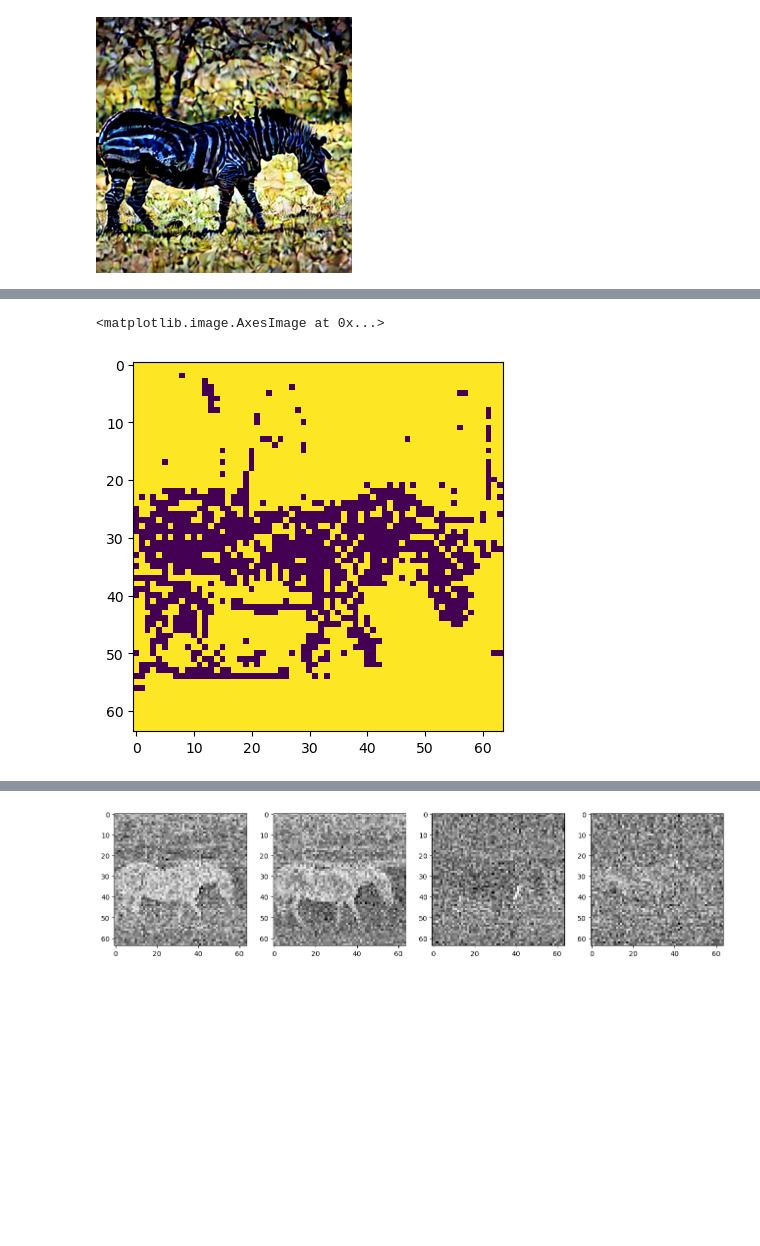
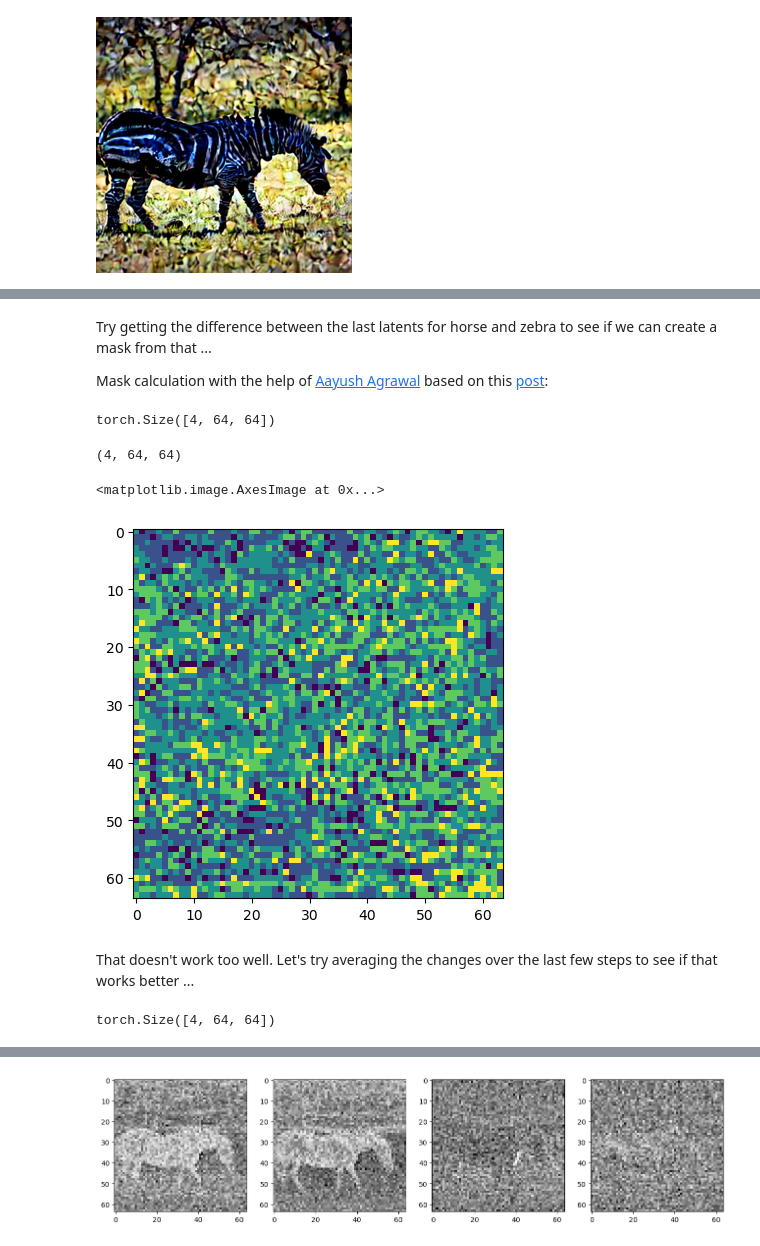
Before and after one commit to FahimF/fai-exp, a Jupyter notebook: diff_edit.ipynb, the cells around one changed output, grey strips where cells are left out. Drawn from its saved outputs; the diff is of its cells as text; code cells hidden in the pictures; blank space fills up the shorter version.

```diff
--- a/diff_edit.ipynb
+++ b/diff_edit.ipynb
@@ -278,5 +277,25 @@ mask  = np.round((mask.permute(1, 2, 0).cpu().numpy()))
-# %%
-plt.imshow((mask.mean(axis=-1)).astype("uint8"))
-# %% [output]
-<matplotlib.image.AxesImage at 0x...>
-[figure, removed]
+# %% [markdown]
+Try getting the difference between the last latents for horse and zebra to see if we can create a mask from that ...
+
+Mask calculation with the help of [Aayush Agrawal](https://forums.fast.ai/u/aayushmnit) based on this [post](https://forums.fast.ai/t/lesson-11-official-topic/101508/52?u=fahim):
+# %%
+# Take just the diference of the last latents
+diff = (lat_zebra[19] - lat_horse[19])[0]
+diff.shape
+# %% [output]
+torch.Size([4, 64, 64])
+# %%
+# Normalize the color values
+m_diff = (diff - diff.min()) / (diff.max() - diff.min()) >= 0.5
+# Convert to numpy
+np_diff = m_diff.cpu().numpy().astype("uint8")
+np_diff.shape
+# %% [output]
+(4, 64, 64)
+# %%
+plt.imshow(np_diff.mean(axis=0))
+# %% [output]
+<matplotlib.image.AxesImage at 0x...>
+[figure, added]
+# %% [markdown]
+That doesn't work too well. Let's try averaging the changes over the last few steps to see if that works better ...
@@ -282,0 +313,4 @@ plt.imshow((mask.mean(axis=-1)).astype("uint8"))
+# %%
+mask.shape
+# %% [output]
+torch.Size([4, 64, 64])
```
Also changed, not shown: parts of 16 cells of this notebook.
